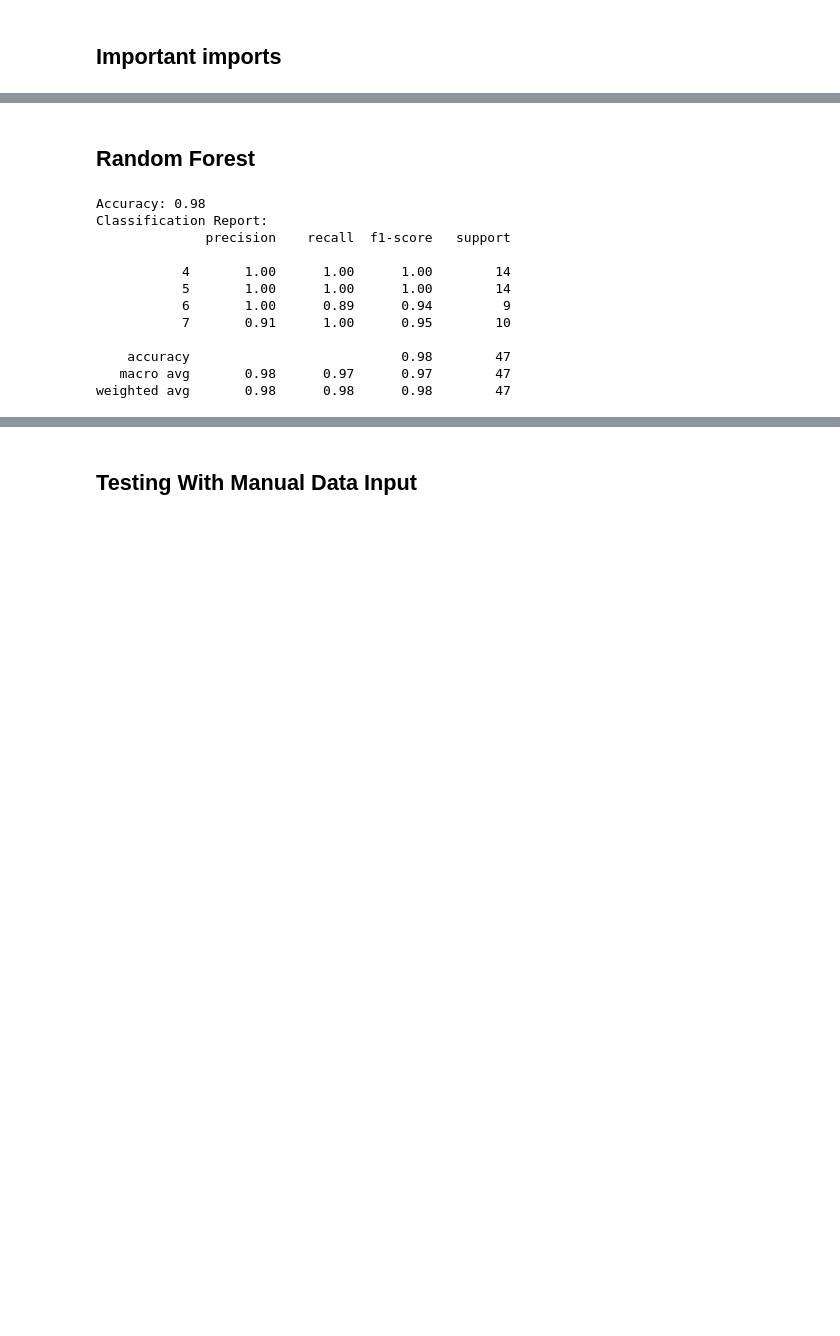
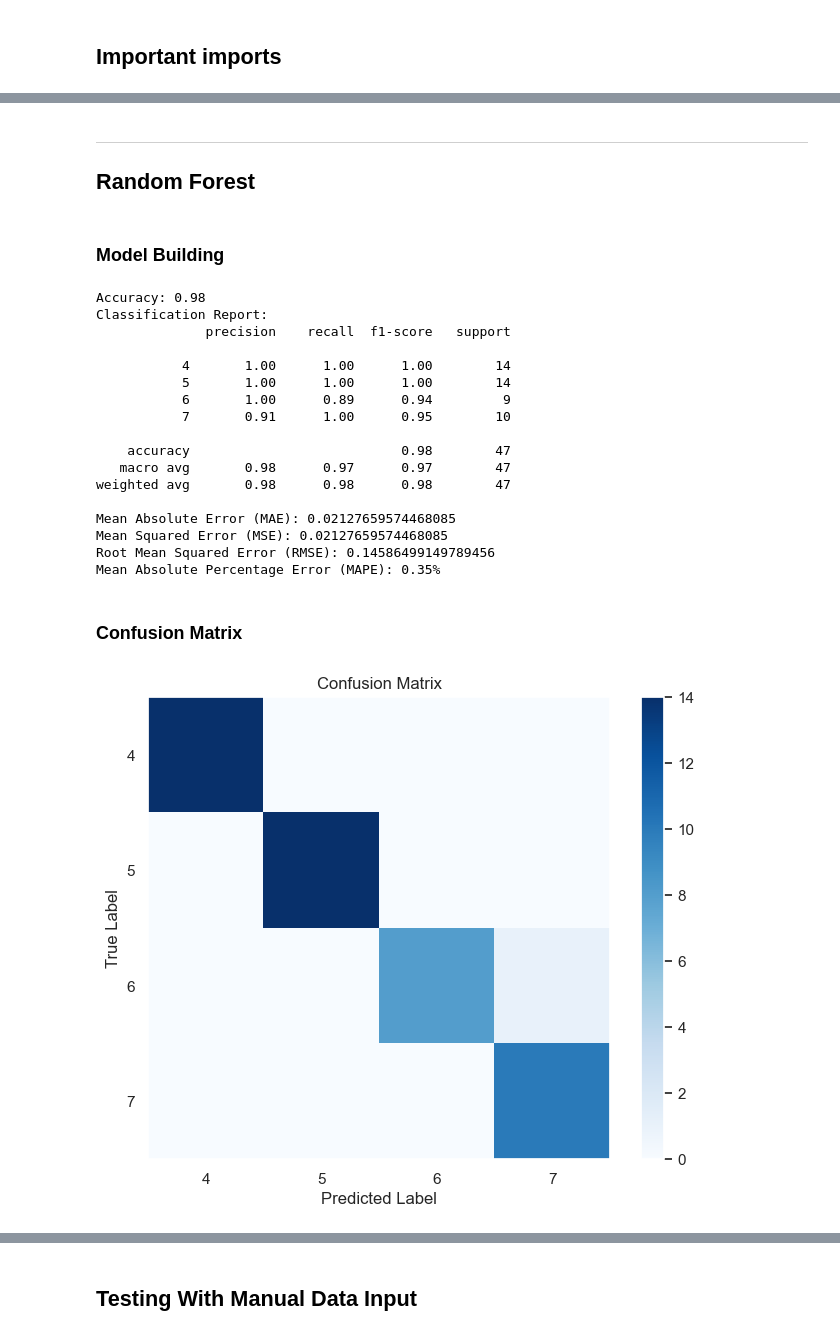
Before and after one commit to Syeda-Mahjabin-Proma/Stress-Level-Detection-System, a Jupyter notebook: model.ipynb, the cells around one changed output, grey strips where cells are left out. Drawn from its saved outputs; the diff is of its cells as text; code cells hidden in the pictures; blank space fills up the shorter version.

```diff
--- a/model.ipynb
+++ b/model.ipynb
@@ -459,7 +461,10 @@ y = sleep_health_DATASET['Stress Level']
 # Train = 80% and Test = 20%
 X_train, X_test, y_train, y_test = train_test_split(X, y, test_size=0.2, random_state=42, stratify=y)
 # %% [markdown]
+---
 ## Random Forest
+# %% [markdown]
+### Model Building
 # %%
 random_forest_model = RandomForestClassifier(random_state=42)
 random_forest_model.fit(X_train, y_train)
@@ -470,6 +475,20 @@ accuracy = accuracy_score(y_test, y_pred)
 print(f"Accuracy: {accuracy:.2f}")
 print("Classification Report:")
 print(classification_report(y_test, y_pred))
+
+def mean_absolute_percentage_error(y_test, y_pred):
+    y_test, y_pred = np.array(y_test), np.array(y_pred)
+    return np.mean(np.abs((y_test - y_pred) / y_test)) * 100
+
+MAE = mean_absolute_error(y_test, y_pred)
+MSE = mean_squared_error(y_test, y_pred)
+RMSE = np.sqrt(MSE)
+MAPE = mean_absolute_percentage_error(y_test, y_pred)
+
+print("Mean Absolute Error (MAE):", MAE)
+print("Mean Squared Error (MSE):", MSE)
+print("Root Mean Squared Error (RMSE):", RMSE)
+print(f"Mean Absolute Percentage Error (MAPE): {MAPE:.2f}%")
 # %% [output]
 Accuracy: 0.98
 Classification Report:
@@ -483,3 +502,24 @@ Classification Report:
     accuracy                           0.98        47
    macro avg       0.98      0.97      0.97        47
 weighted avg       0.98      0.98      0.98        47
+
+Mean Absolute Error (MAE): 0.02127659574468085
+Mean Squared Error (MSE): 0.02127659574468085
+Root Mean Squared Error (RMSE): 0.14586499149789456
+Mean Absolute Percentage Error (MAPE): 0.35%
+# %% [markdown]
+### Confusion Matrix
+# %%
+conf_matrix = confusion_matrix(y_test, y_pred)
+plt.figure(figsize=(8, 6))
+plt.imshow(conf_matrix, interpolation='nearest', cmap=plt.cm.Blues)
+plt.title('Confusion Matrix')
+plt.colorbar()
+plt.xticks(np.arange(len(set(y_test))), set(y_test))
+plt.yticks(np.arange(len(set(y_test))), set(y_test))
+plt.ylabel('True Label')
+plt.xlabel('Predicted Label')
+plt.grid(False)
+plt.show()
+# %% [output]
+[figure, added]
```
Also changed, not shown: parts of 12 cells of this notebook.
